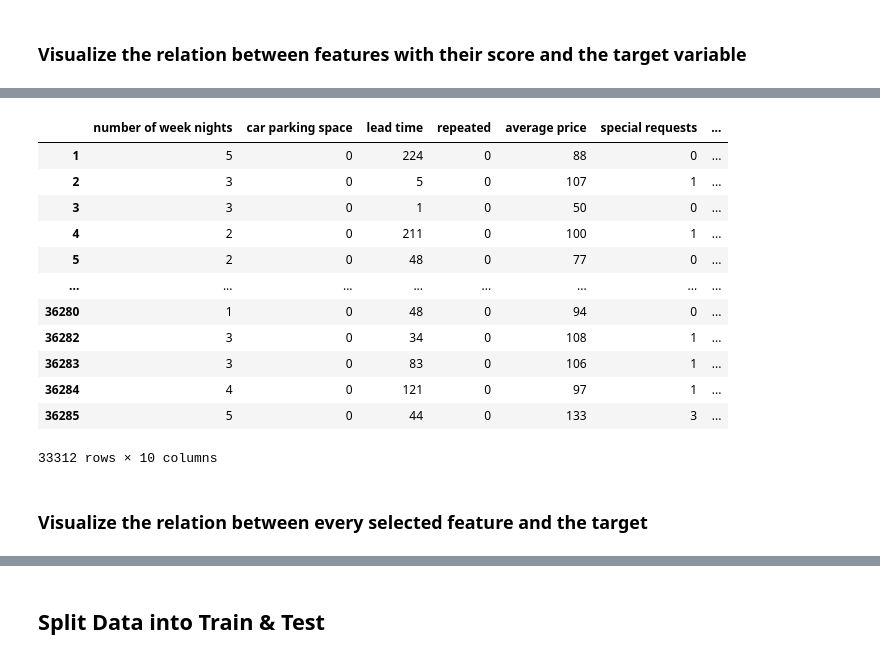
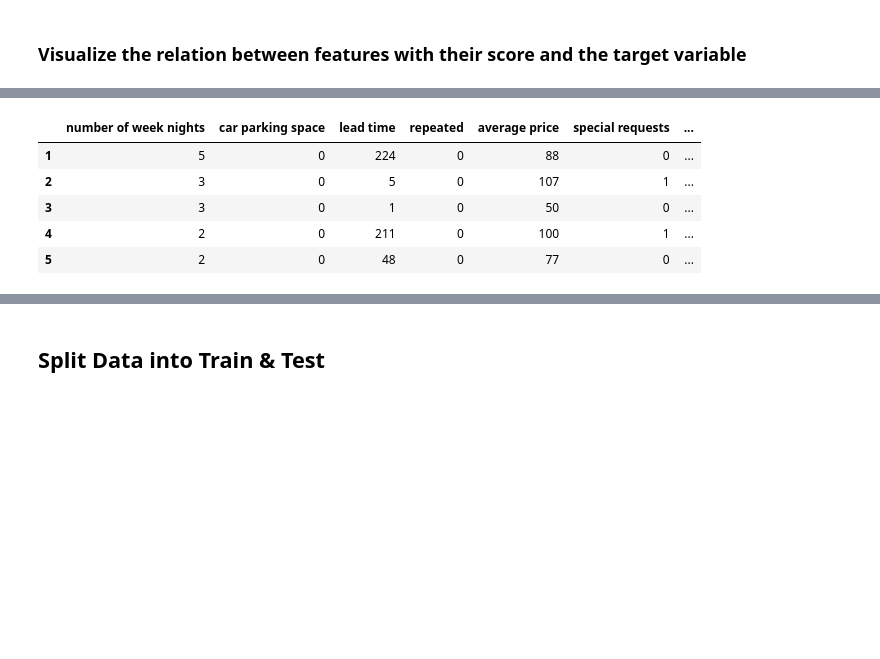
Before and after one commit to YoussefAboelwafa/Hotel-Booking-Cancellation-Prediction, a Jupyter notebook: notebook.ipynb, the cells around one changed output, grey strips where cells are left out. Cells and saved outputs as stored; diff of their text form; code cells hidden in the pictures; blank space fills up the shorter version.

```diff
--- a/notebook.ipynb
+++ b/notebook.ipynb
@@ -300,19 +303,10 @@ plt.show()
 # %%
 selected_features_df = features.iloc[:, selected_features_indices]
-selected_features_df
+selected_features_df.head()
 # %% [output]
 |  | number of week nights | car parking space | lead time | repeated | average price | special requests | ... |
 | 1 | 5 | 0 | 224 | 0 | 88 | 0 | ... |
 | 2 | 3 | 0 | 5 | 0 | 107 | 1 | ... |
 | 3 | 3 | 0 | 1 | 0 | 50 | 0 | ... |
 | 4 | 2 | 0 | 211 | 0 | 100 | 1 | ... |
 | 5 | 2 | 0 | 48 | 0 | 77 | 0 | ... |
-| ... | ... | ... | ... | ... | ... | ... | ... |
-| 36280 | 1 | 0 | 48 | 0 | 94 | 0 | ... |
-| 36282 | 3 | 0 | 34 | 0 | 108 | 1 | ... |
-| 36283 | 3 | 0 | 83 | 0 | 106 | 1 | ... |
-| 36284 | 4 | 0 | 121 | 0 | 97 | 1 | ... |
-| 36285 | 5 | 0 | 44 | 0 | 133 | 3 | ... |
-33312 rows × 10 columns
-# %% [markdown]
-### Visualize the relation between every selected feature and the target
```
Also changed, not shown: parts of 22 cells of this notebook.
